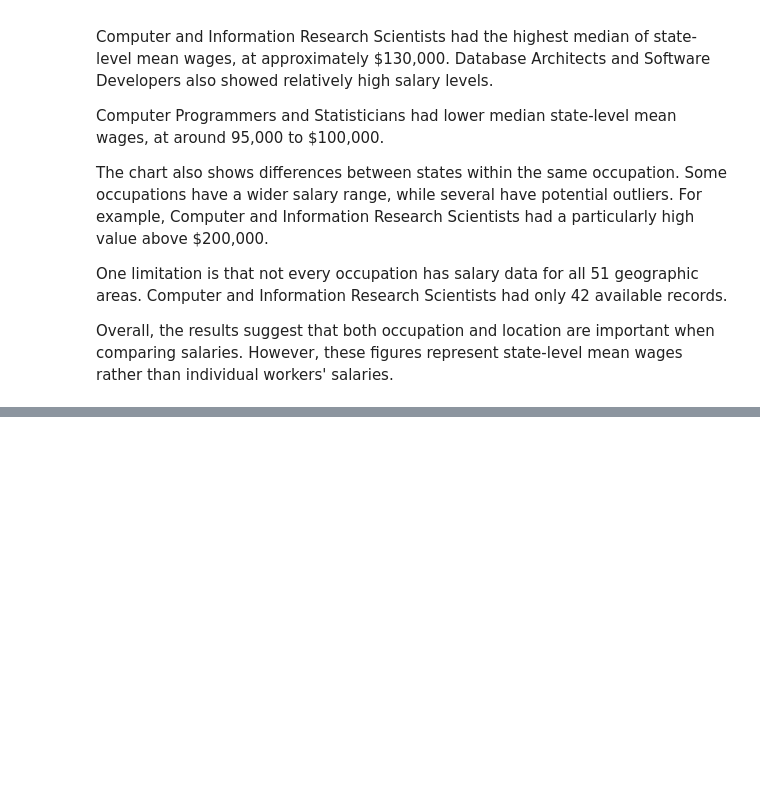
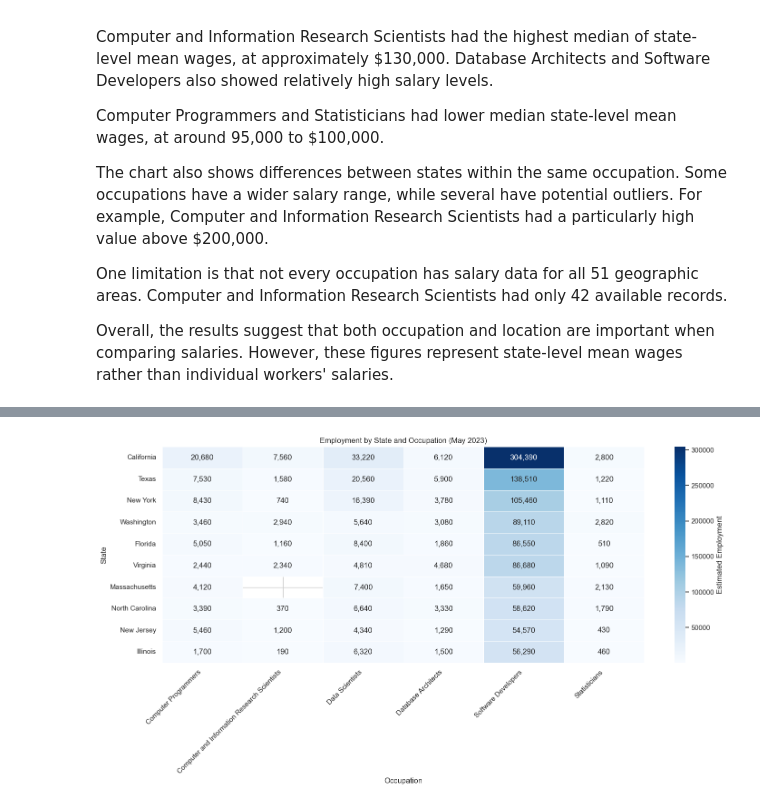
Before and after one commit to Arcanjo-jefferson/USA-AI-Employment-Analysis, a Jupyter notebook: analysis/employment_analysis.ipynb, the cells around one changed output, grey strips where cells are left out. Cells and saved outputs as stored; diff of their text form; code cells hidden in the pictures; blank space fills up the shorter version.

Commit message:
Add state employment heatmap analysis

```diff
--- a/analysis/employment_analysis.ipynb
+++ b/analysis/employment_analysis.ipynb
@@ -583,0 +914,23 @@ Overall, the results suggest that both occupation and location are important whe
+# %%
+plt.figure(figsize=(15, 8))
+
+sns.heatmap(
+    employment_heatmap,
+    cmap="Blues",
+    annot=True,
+    fmt=",.0f",
+    linewidths=0.5,
+    cbar_kws={"label": "Estimated Employment"}
+)
+
+plt.title("Employment by State and Occupation (May 2023)")
+plt.xlabel("Occupation")
+plt.ylabel("State")
+
+plt.xticks(rotation=45, ha="right")
+plt.yticks(rotation=0)
+
+plt.tight_layout()
+plt.show()
+# %% [output]
+[figure, added]
```
Also changed, not shown: parts of 21 cells of this notebook.
